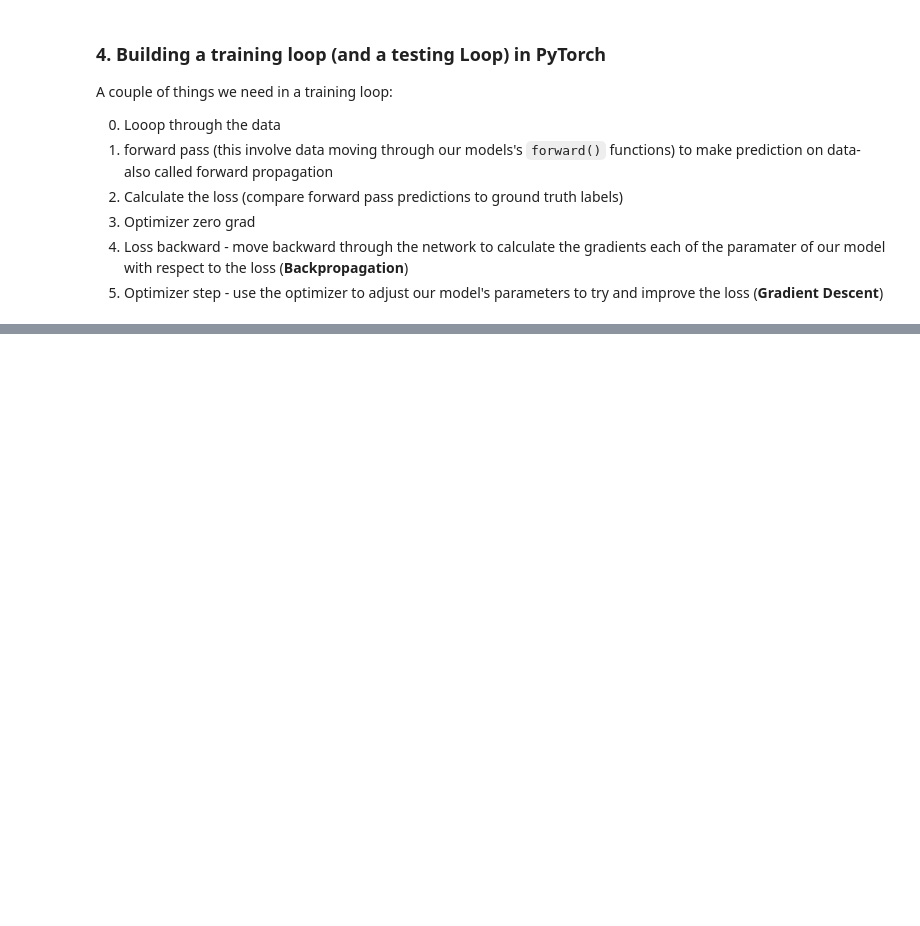
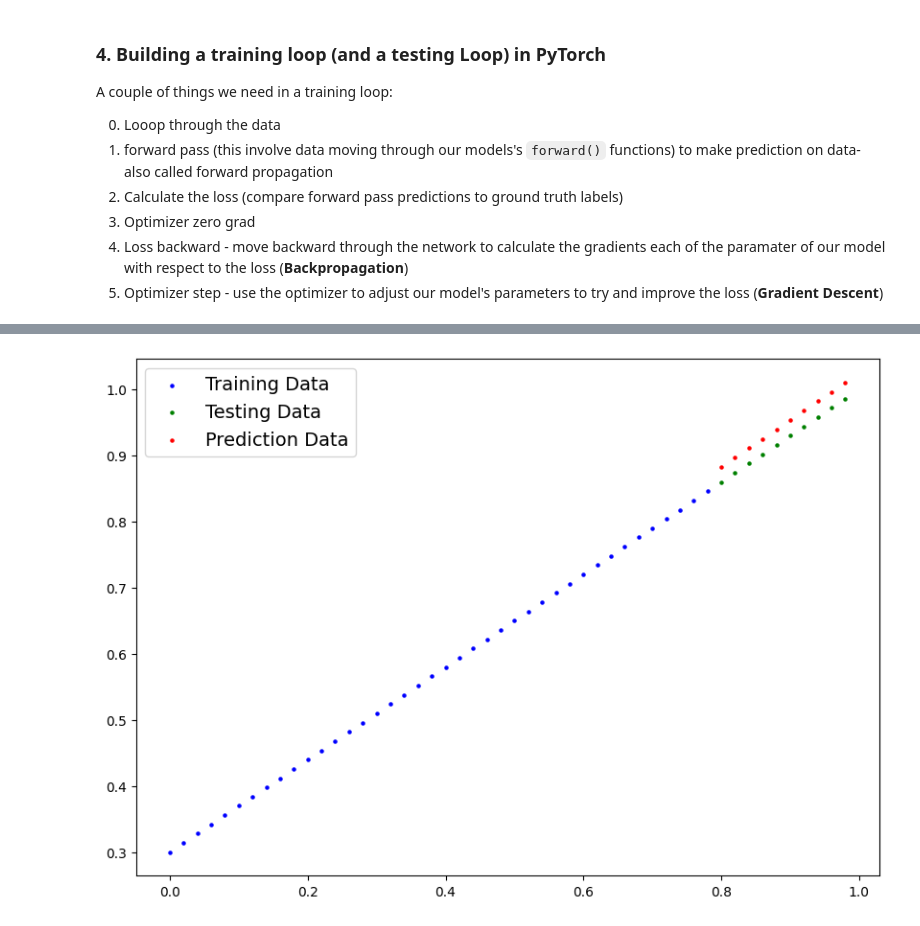
Before and after one commit to Haji-Suleman/Pytorch, a Jupyter notebook: PyTorch_WorkFlow/pytorch_workflow.ipynb, the cells around one changed output, grey strips where cells are left out. Saved outputs shown, nothing was run; the diff lists cells and outputs as text; code cells hidden in the pictures; blank space fills up the shorter version.

```diff
--- a/PyTorch_WorkFlow/pytorch_workflow.ipynb
+++ b/PyTorch_WorkFlow/pytorch_workflow.ipynb
@@ -281,0 +320,5 @@ for epoch in range(epochs):
+# %%
+
+plot_prediction(prediction=y_pred_new)
+# %% [output]
+[figure, added]
```
Also changed, not shown: parts of 8 cells of this notebook.
